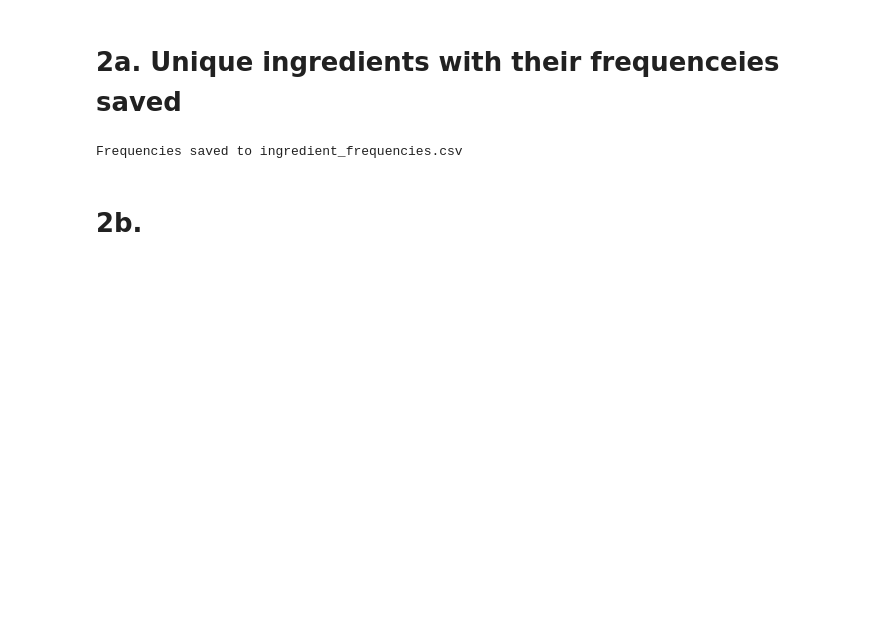
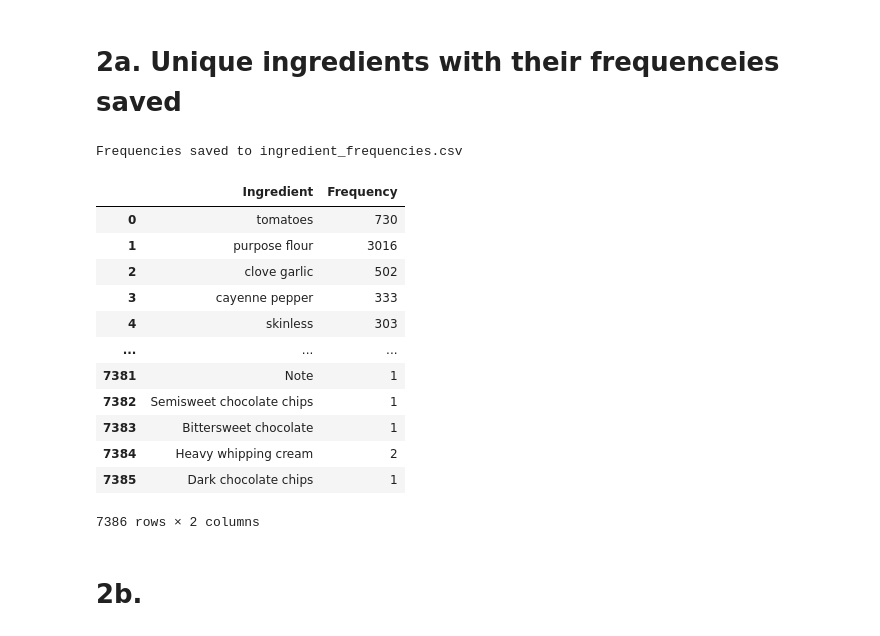
Before and after one commit to oberoir080/CGAS, a Jupyter notebook: main.ipynb, the cells around one changed output. Drawn from its saved outputs; the diff is of its cells as text; code cells hidden in the pictures; blank space fills up the shorter version.

```diff
--- a/main.ipynb
+++ b/main.ipynb
@@ -159,6 +196,23 @@ save_to_csv(ingredient_freq, 'ingredient_frequencies.csv')
 print("Frequencies saved to ingredient_frequencies.csv")
 # %% [output]
 Frequencies saved to ingredient_frequencies.csv
+# %%
+ingredient_frequency_df = pd.read_csv("ingredient_frequencies.csv")
+ingredient_frequency_df
+# %% [output]
+|  | Ingredient | Frequency |
+| 0 | tomatoes | 730 |
+| 1 | purpose flour | 3016 |
+| 2 | clove garlic | 502 |
+| 3 | cayenne pepper | 333 |
+| 4 | skinless | 303 |
+| ... | ... | ... |
+| 7381 | Note | 1 |
+| 7382 | Semisweet chocolate chips | 1 |
+| 7383 | Bittersweet chocolate | 1 |
+| 7384 | Heavy whipping cream | 2 |
+| 7385 | Dark chocolate chips | 1 |
+7386 rows × 2 columns
 # %% [markdown]
 # 2b.
 # %%
```
Also changed, not shown: parts of 2 cells of this notebook, 4 other files.
